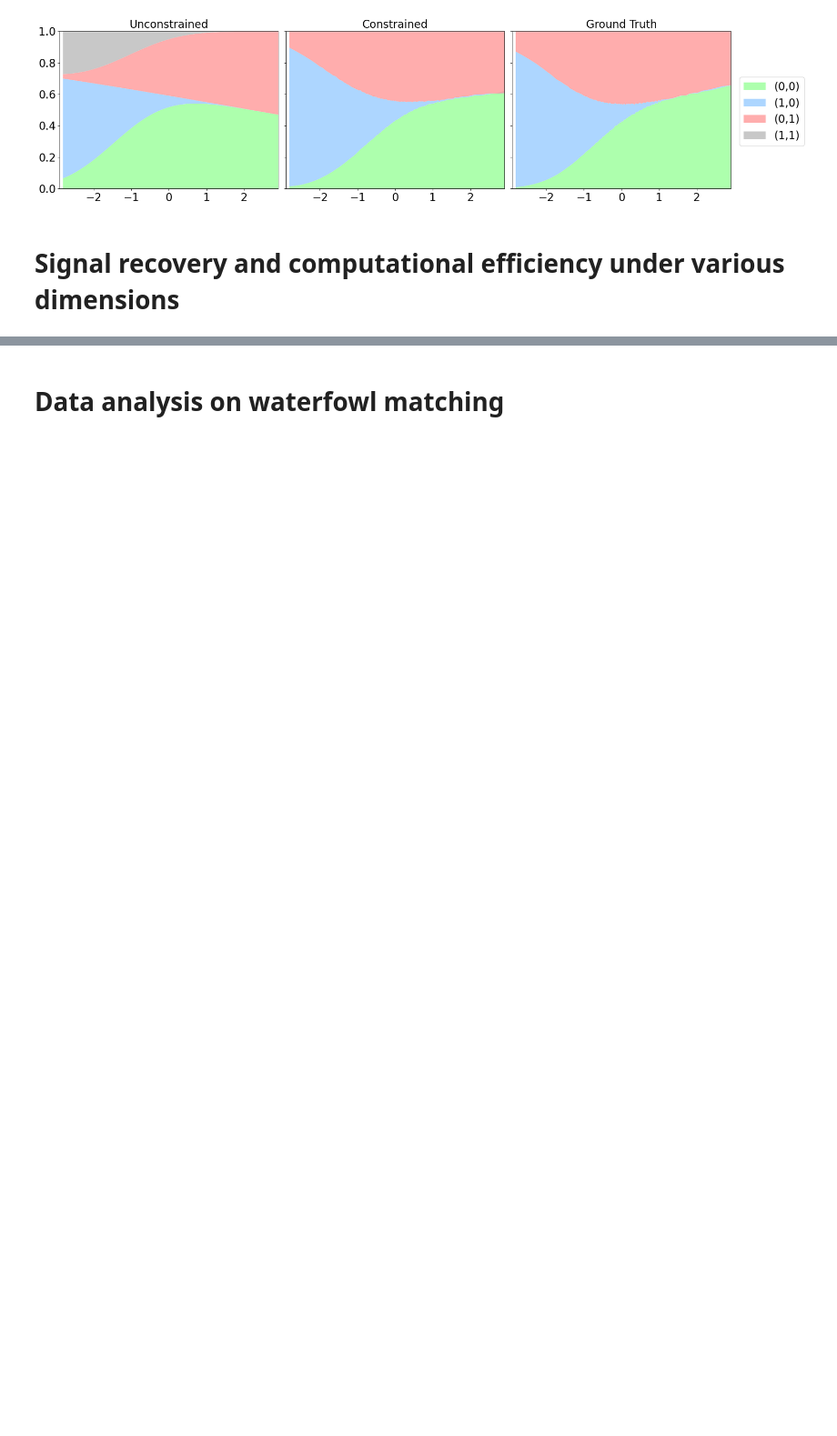
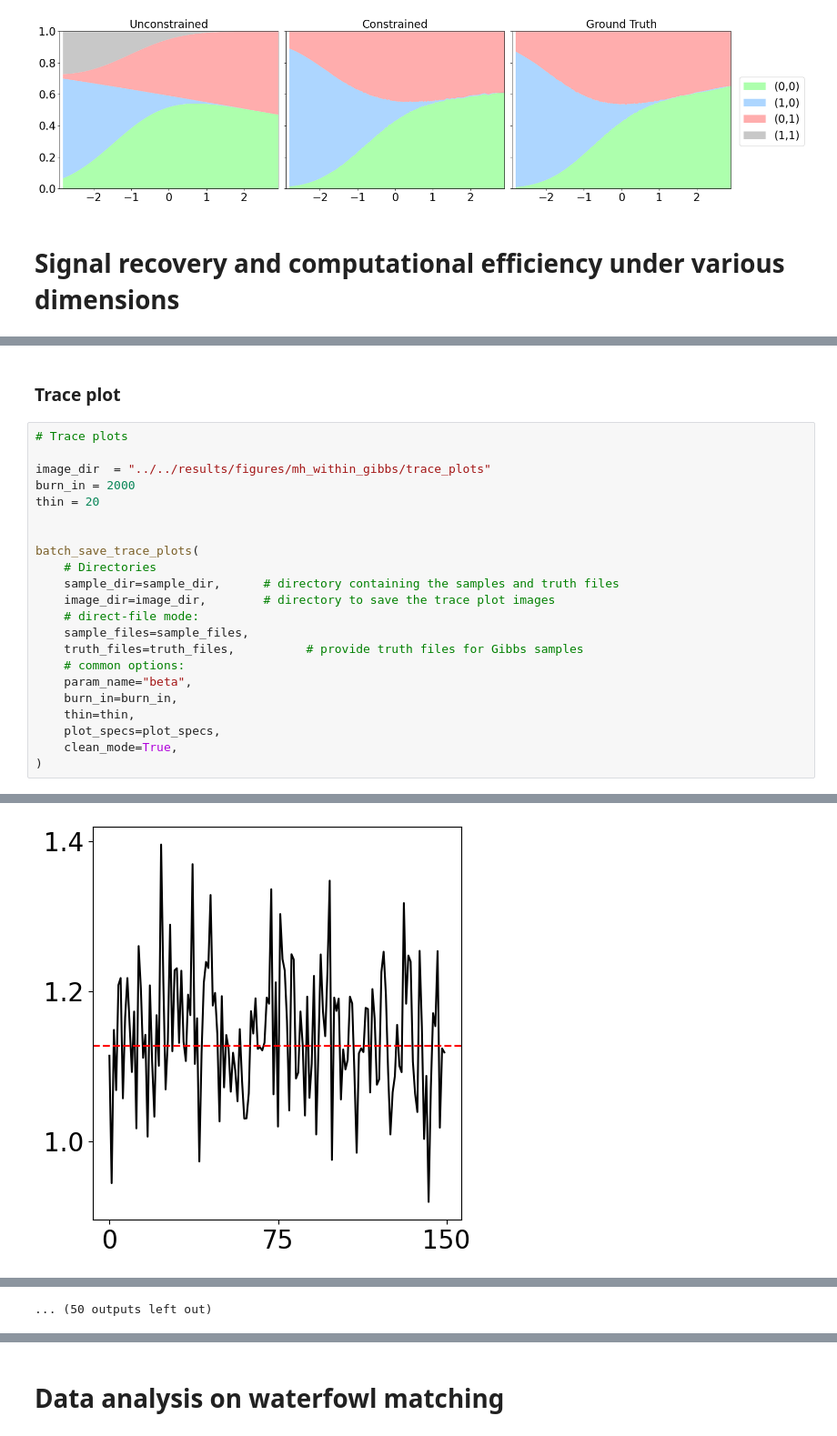
Before and after one commit to YuZh98/combinatorial-regression, a Jupyter notebook: python/plots/Plotting.ipynb, the cells around one changed output, grey strips where cells are left out. Shown at 91% size. Drawn from its saved outputs; the diff is of its cells as text; blank space fills up the shorter version.

```diff
--- a/python/plots/Plotting.ipynb
+++ b/python/plots/Plotting.ipynb
@@ -262,0 +1436,25 @@ plt.show()
+# %% [markdown]
+### Trace plot
+# %%
+# Trace plots
+
+image_dir  = "../../results/figures/mh_within_gibbs/trace_plots"
+burn_in = 2000
+thin = 20
+
+
+batch_save_trace_plots(
+    # Directories
+    sample_dir=sample_dir,      # directory containing the samples and truth files
+    image_dir=image_dir,        # directory to save the trace plot images
+    # direct-file mode:
+    sample_files=sample_files,
+    truth_files=truth_files,          # provide truth files for Gibbs samples
+    # common options:
+    param_name="beta",
+    burn_in=burn_in,
+    thin=thin,
+    plot_specs=plot_specs,
+    clean_mode=True,
+)
+# %% [output]
@@ -262,0 +1495 @@ plt.show()
+[figure, added]
@@ -262,0 +1505 @@ plt.show()
+... (50 outputs left out)
```
Also changed, not shown: parts of 28 cells of this notebook, 4 other files.
